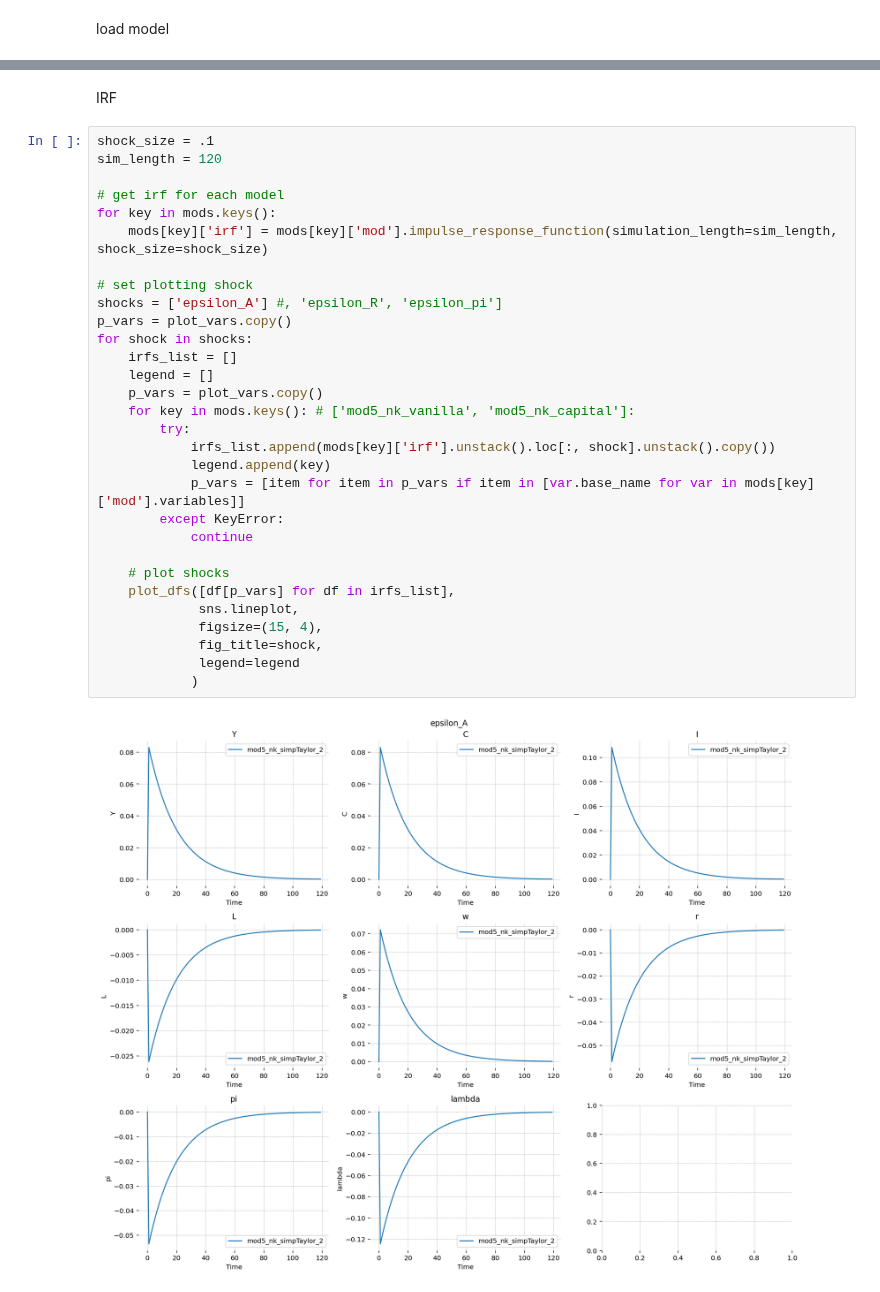
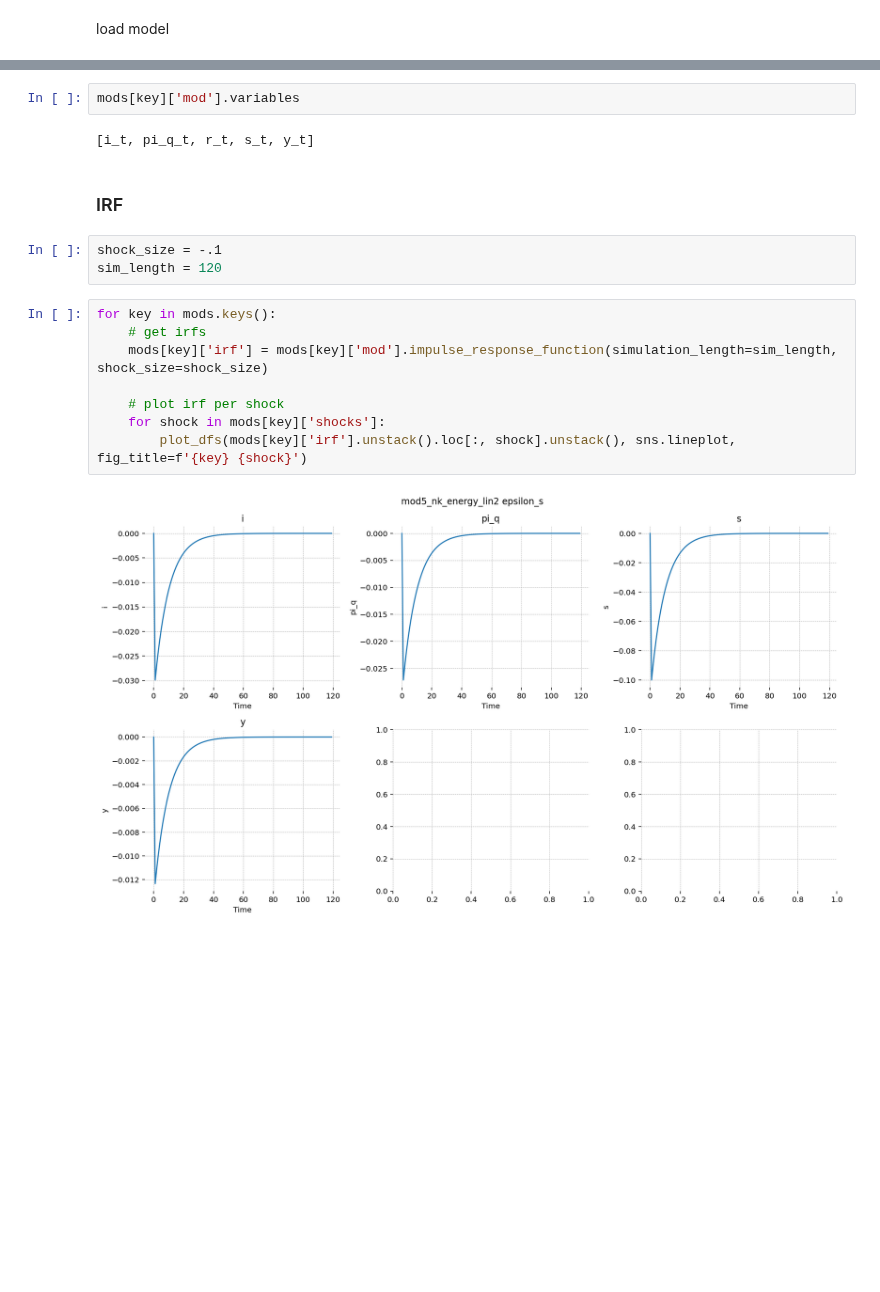
Before and after one commit to lukasgrahl/memoire1, a Jupyter notebook: notebooks/02-prep_model.ipynb, the cells around one changed output, grey strips where cells are left out. Drawn from its saved outputs; the diff is of its cells as text; blank space fills up the shorter version.

```diff
--- a/notebooks/02-prep_model.ipynb
+++ b/notebooks/02-prep_model.ipynb
@@ -87,34 +99,19 @@ covariance
-# %% [markdown]
-IRF
-# %%
-shock_size = .1
-sim_length = 120
-
-# get irf for each model
-for key in mods.keys():
-    mods[key]['irf'] = mods[key]['mod'].impulse_response_function(simulation_length=sim_length, shock_size=shock_size)
-
-# set plotting shock
-shocks = ['epsilon_A'] #, 'epsilon_R', 'epsilon_pi']
-p_vars = plot_vars.copy()
-for shock in shocks:
-    irfs_list = []
-    legend = []
-    p_vars = plot_vars.copy()
-    for key in mods.keys(): # ['mod5_nk_vanilla', 'mod5_nk_capital']:
-        try:
-            irfs_list.append(mods[key]['irf'].unstack().loc[:, shock].unstack().copy())
-            legend.append(key)
-            p_vars = [item for item in p_vars if item in [var.base_name for var in mods[key]['mod'].variables]]
-        except KeyError:
-            continue
-
-    # plot shocks
-    plot_dfs([df[p_vars] for df in irfs_list],
-             sns.lineplot,
-             figsize=(15, 4),
-             fig_title=shock,
-             legend=legend
-            )
-# %% [output]
-[figure, removed]
+# %%
+mods[key]['mod'].variables
+# %% [output]
+[i_t, pi_q_t, r_t, s_t, y_t]
+# %% [markdown]
+### IRF
+# %%
+shock_size = -.1
+sim_length = 120
+# %%
+for key in mods.keys():
+    # get irfs
+    mods[key]['irf'] = mods[key]['mod'].impulse_response_function(simulation_length=sim_length, shock_size=shock_size)
+
+    # plot irf per shock
+    for shock in mods[key]['shocks']:
+        plot_dfs(mods[key]['irf'].unstack().loc[:, shock].unstack(), sns.lineplot, fig_title=f'{key} {shock}')
+# %% [output]
+[figure, added]
```
Also changed, not shown: parts of 11 cells of this notebook, 27 other files.
